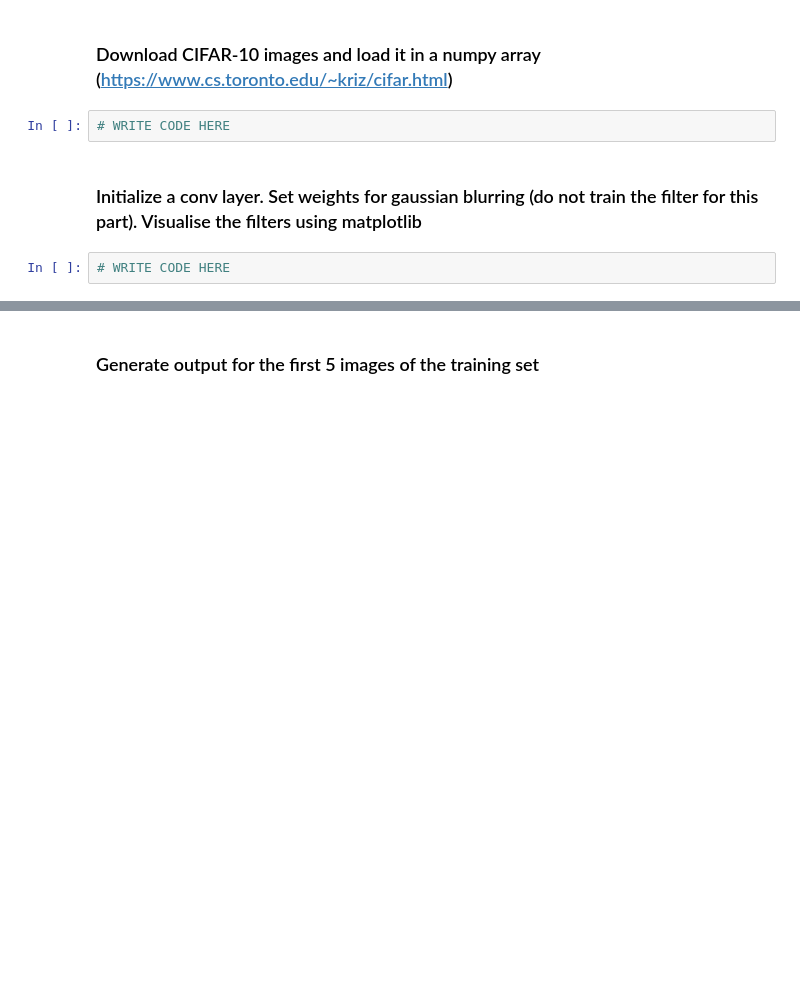
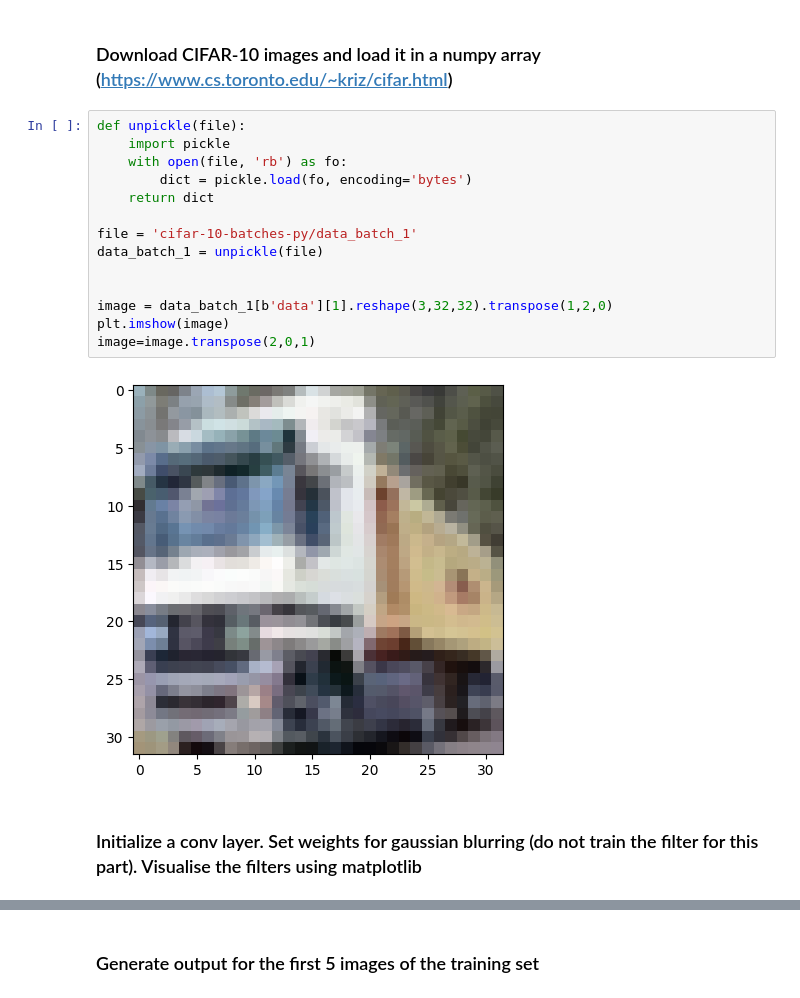
Before and after one commit to PuspakSahu/Deep-neuralnetworks, a Jupyter notebook: DLCV_Assignment_1_puspak.ipynb, the cells around one changed output, grey strips where cells are left out. Cells and saved outputs as stored; diff of their text form; blank space fills up the shorter version.

```diff
--- a/DLCV_Assignment_1_puspak.ipynb
+++ b/DLCV_Assignment_1_puspak.ipynb
@@ -447,8 +549,20 @@ class Convolution_Layer():
 # %% [markdown]
 ### Download CIFAR-10 images and load it in a numpy array (https://www.cs.toronto.edu/~kriz/cifar.html)
-# %%
-# WRITE CODE HERE
+# %%
+def unpickle(file):
+    import pickle
+    with open(file, 'rb') as fo:
+        dict = pickle.load(fo, encoding='bytes')
+    return dict
+
+file = 'cifar-10-batches-py/data_batch_1'
+data_batch_1 = unpickle(file)
+
+
+image = data_batch_1[b'data'][1].reshape(3,32,32).transpose(1,2,0)
+plt.imshow(image)
+image=image.transpose(2,0,1)
+# %% [output]
+[figure, added]
 # %% [markdown]
 ### Initialize a conv layer. Set weights for gaussian blurring (do not train the filter for this part). Visualise the filters using matplotlib
-# %%
-# WRITE CODE HERE
```
Also changed, not shown: parts of 20 cells of this notebook.
